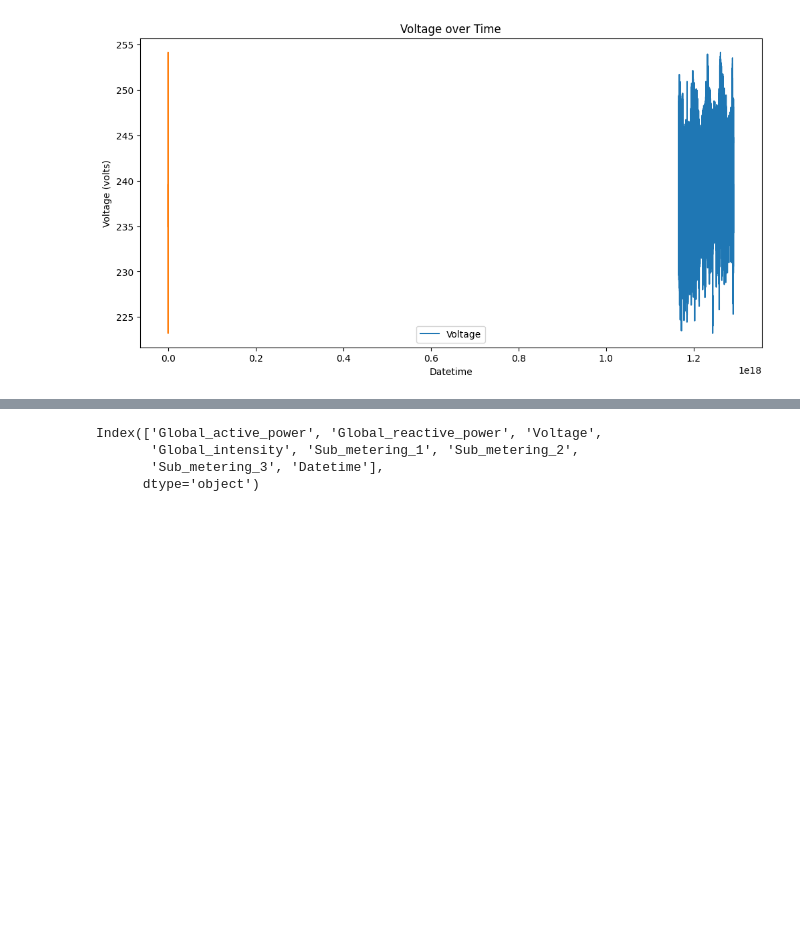
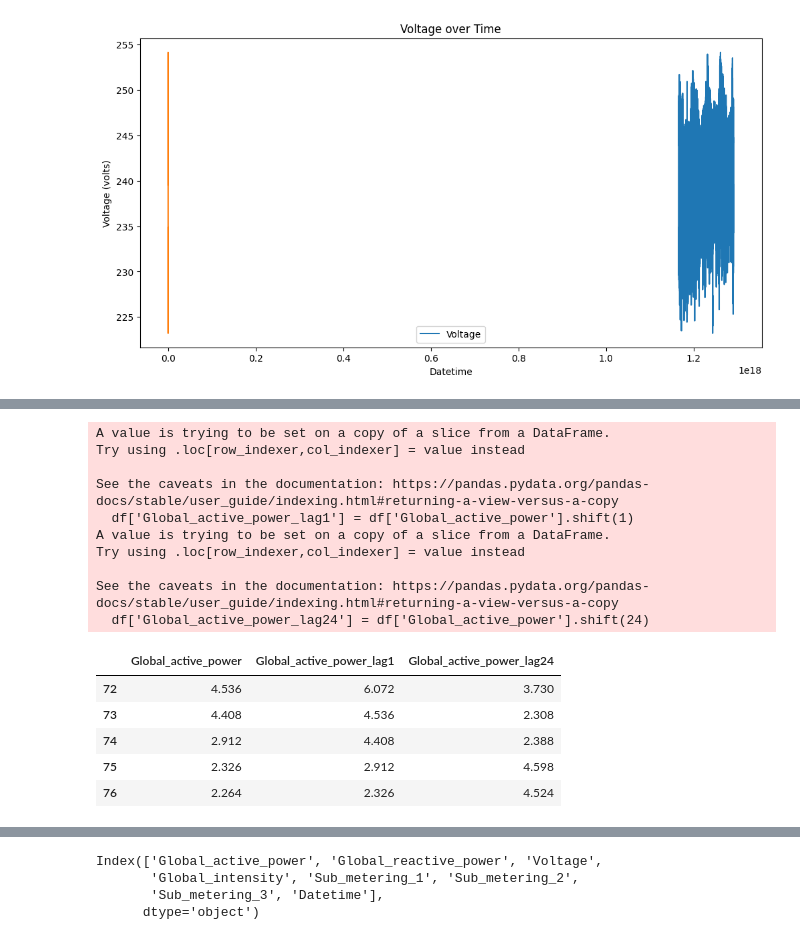
Before and after one commit to Narenderreddyranabothu/DataScience-Project, a Jupyter notebook: P_and_O_of_smart_grids.ipynb, the cells around one changed output, grey strips where cells are left out. Drawn from its saved outputs; the diff is of its cells as text; code cells hidden in the pictures; blank space fills up the shorter version.

```diff
--- a/P_and_O_of_smart_grids.ipynb
+++ b/P_and_O_of_smart_grids.ipynb
@@ -147,0 +176,27 @@ plt.show()
+# %%
+# Create lag features (previous energy consumption values)
+df['Global_active_power_lag1'] = df['Global_active_power'].shift(1)
+df['Global_active_power_lag24'] = df['Global_active_power'].shift(24)
+
+# Drop rows with NaN values due to the lag
+df = df.dropna()
+
+# Display the new features
+df[['Global_active_power', 'Global_active_power_lag1', 'Global_active_power_lag24']].head()
+# %% [output]
+A value is trying to be set on a copy of a slice from a DataFrame.
+Try using .loc[row_indexer,col_indexer] = value instead
+
+See the caveats in the documentation: https://pandas.pydata.org/pandas-docs/stable/user_guide/indexing.html#returning-a-view-versus-a-copy
+  df['Global_active_power_lag1'] = df['Global_active_power'].shift(1)
+A value is trying to be set on a copy of a slice from a DataFrame.
+Try using .loc[row_indexer,col_indexer] = value instead
+
+See the caveats in the documentation: https://pandas.pydata.org/pandas-docs/stable/user_guide/indexing.html#returning-a-view-versus-a-copy
+  df['Global_active_power_lag24'] = df['Global_active_power'].shift(24)
+|  | Global_active_power | Global_active_power_lag1 | Global_active_power_lag24 |
+| 72 | 4.536 | 6.072 | 3.730 |
+| 73 | 4.408 | 4.536 | 2.308 |
+| 74 | 2.912 | 4.408 | 2.388 |
+| 75 | 2.326 | 2.912 | 4.598 |
+| 76 | 2.264 | 2.326 | 4.524 |
```
Also changed, not shown: parts of 7 cells of this notebook.
